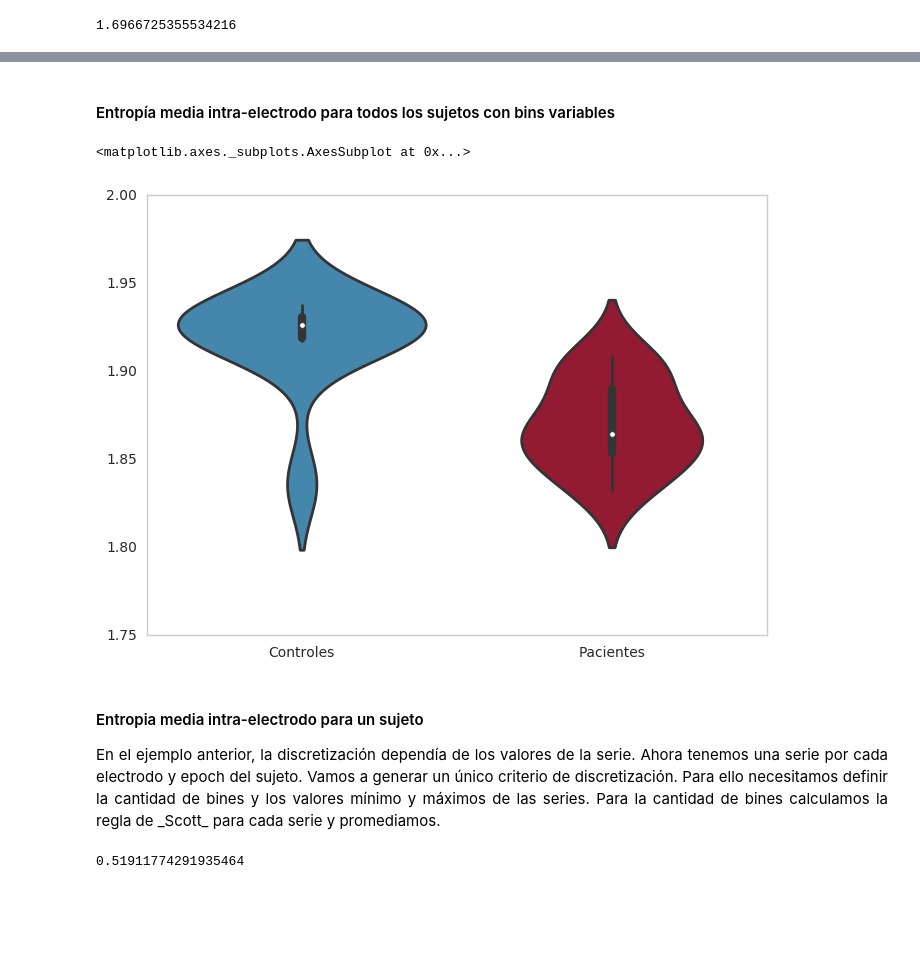
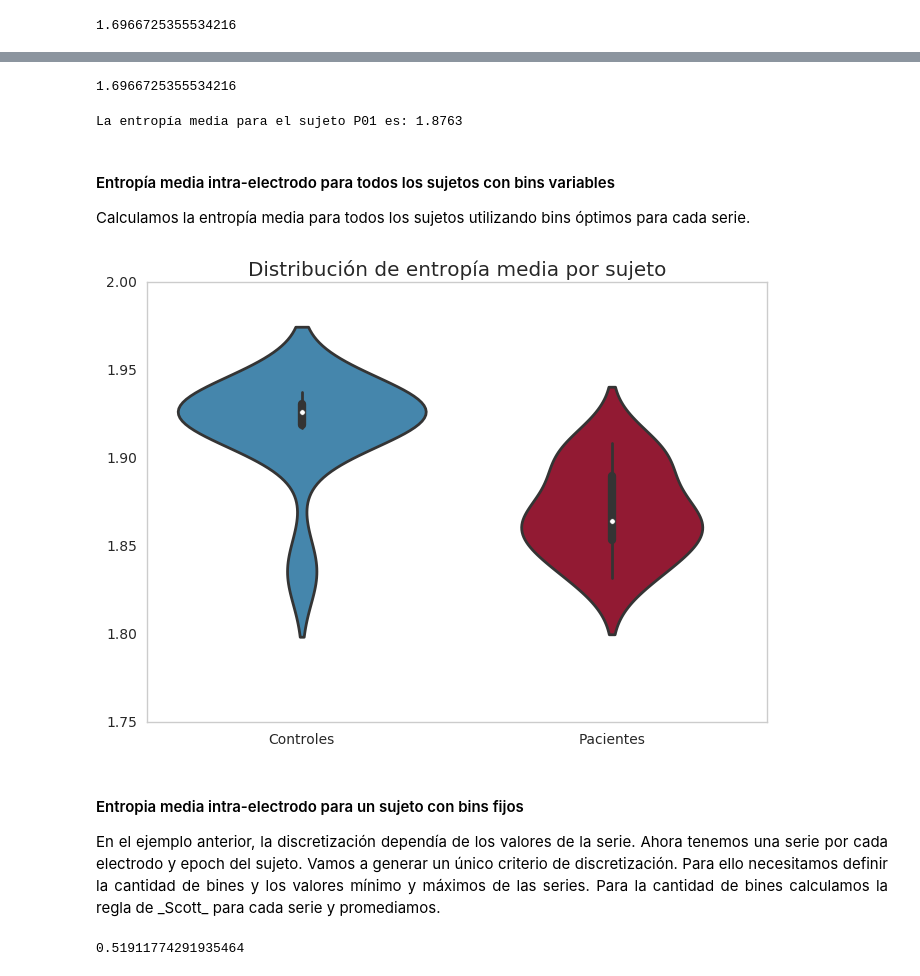
Before and after one commit to m2march/ciencia_datos, a Jupyter notebook: tp2/tp2.ipynb, the cells around one changed output, grey strips where cells are left out. Drawn from its saved outputs; the diff is of its cells as text; code cells hidden in the pictures; blank space fills up the shorter version.

```diff
--- a/tp2/tp2.ipynb
+++ b/tp2/tp2.ipynb
@@ -801,5 +831,15 @@ def subject_entropy_var(subject_matrix):
+# %%
+H[0,0]
+# %% [output]
+1.6966725355534216
+# %%
+print('La entropía media para el sujeto P01 es: {:.4f}'.format(H.mean()))
+# %% [output]
+La entropía media para el sujeto P01 es: 1.8763
 # %% [markdown]
 #### Entropía media intra-electrodo para todos los sujetos con bins variables
+
+Calculamos la entropía media para todos los sujetos utilizando bins óptimos para cada serie.
 # %%
 Hmean_c_var_filename = 'Hmean_c_var.pkl'
 if not os.path.isfile(Hmean_c_var_filename):
@@ -828,11 +868,11 @@ else:
         Hmean_p = pickle.load(f)
 # %%
 sns.violinplot(data=pd.DataFrame({'Pacientes': Hmean_p, 'Controles': Hmean_c}))
+_ = title('Distribución de entropía media por sujeto')
 # %% [output]
-<matplotlib.axes._subplots.AxesSubplot at 0x...>
-[figure, old version]
+[figure, new version]
 # %% [markdown]
-#### Entropia media intra-electrodo para un sujeto
+#### Entropia media intra-electrodo para un sujeto con bins fijos
 
 <p style="text-align: justify;">
 En el ejemplo anterior, la discretización dependía de los valores de la serie. Ahora tenemos una serie por cada electrodo y epoch del sujeto. Vamos a generar un único criterio de discretización. Para ello necesitamos definir la cantidad de bines y los valores mínimo y máximos de las series. Para la cantidad de bines calculamos la regla de _Scott_ para cada serie y promediamos.
```
Also changed, not shown: parts of 54 cells of this notebook, 8 other files.
